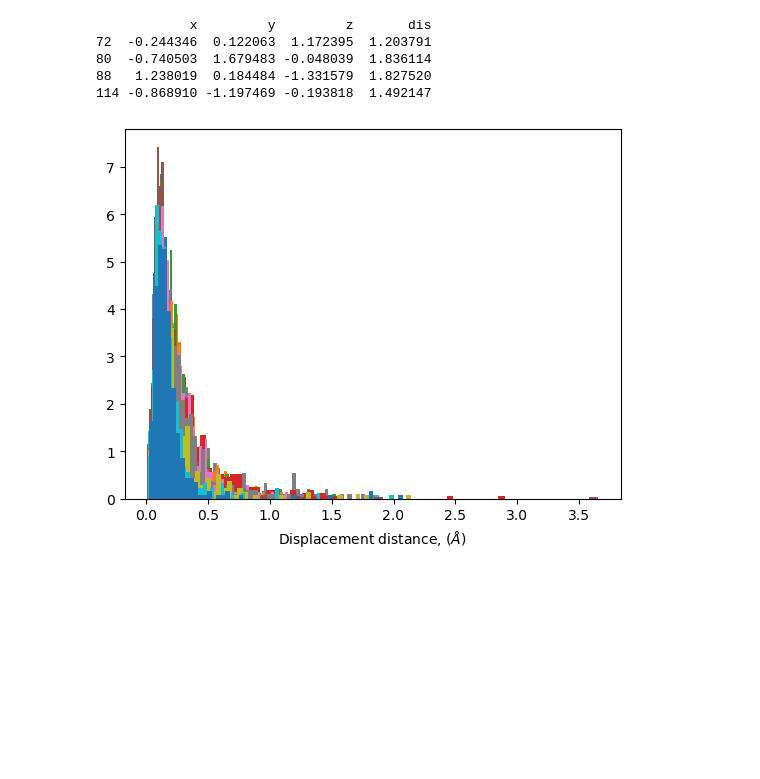
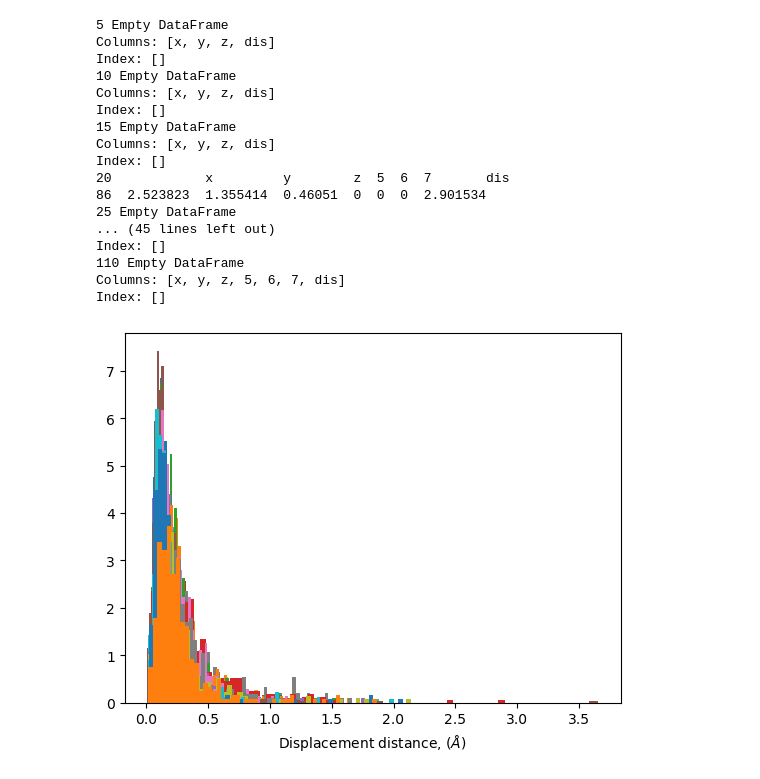
Before and after one commit to HE-RU10/ga2o3, a Jupyter notebook: MD_DFT_displacement.ipynb, the cells around one changed output. Cells and saved outputs as stored; diff of their text form; code cells hidden in the pictures; blank space fills up the shorter version.

```diff
--- a/MD_DFT_displacement.ipynb
+++ b/MD_DFT_displacement.ipynb
@@ -41,17 +41,3 @@ def displacement(FPn,FPtype):
     plt.xlabel('Displacement distance, ($\AA$)')
     #plt.ylabel('Atoms number')
     return dis
-# %%
-path='/Users/ruhe/Desktop/ga2o3/FP/DFT/O'
-os.chdir(path)
-for FPn in [5]:
-    dis=displacement(FPn,'O FPs')
-path='/Users/ruhe/Desktop/ga2o3/FP/DFT/mix'
-os.chdir(path)
-for FPn in [5]:
-    dis=displacement(FPn,'mix FPs')
-path='/Users/ruhe/Desktop/ga2o3/FP/DFT/Ga'
-os.chdir(path)
-for FPn in [5]:
-    dis=displacement(FPn,'Ga FPs')
-plt.legend()
@@ -63,6 +46,12 @@ path='/Users/ruhe/Desktop/ga2o3/FP/DFT/Ga'
 os.chdir(path)
 for FPn in range(5, 121, 5):
     dis=displacement(FPn,'Ga FPs')
-print(FPn,dis[dis.dis>1])
-#plt.legend()
+    dis =  dis.reset_index()
+    if len(dis[dis.dis>2])>0:
+        print(FPn,dis[dis.dis>2])
+        expre=''
+        for i in dis[dis.dis>2].index:
+            expre=expre+'ParticleIdentifier=='+ str(i+1) + '||'
+        print(FPn, expre)
+plt.legend()
 # %% [output]
@@ -74,7 +74,11 @@ path='/Users/ruhe/Desktop/ga2o3/FP/DFT/O'
 os.chdir(path)
 for FPn in range(5, 136, 5):
     dis=displacement(FPn,'O FPs')
-#plt.legend()
-#dis=displacement(15,'O FPs')
-print(dis[dis.dis>1])
+    dis =  dis.reset_index()
+    if len(dis[dis.dis>2])>0:
+        print(FPn,dis[dis.dis>2])
+        expre=''
+        for i in dis[dis.dis>2].index:
+            expre=expre+'ParticleIdentifier=='+ str(i+1) + '||'
+        print(FPn, expre)
 # %% [output]
@@ -84,14 +103,27 @@ print(dis[dis.dis>1])
 # %%
 path='/Users/ruhe/Desktop/ga2o3/FP/DFT/mix'
 os.chdir(path)
-for FPn in range(5, 106, 5):
+for FPn in range(5, 111, 5):
     dis=displacement(FPn,'mix FPs')
+    print(FPn,dis[dis.dis>2])
 #plt.legend()
-print(dis[dis.dis>1])
+#print(dis[dis.dis>1])
 # %% [output]
-            x         y         z       dis
-72  -0.244346  0.122063  1.172395  1.203791
-80  -0.740503  1.679483 -0.048039  1.836114
-88   1.238019  0.184484 -1.331579  1.827520
-114 -0.868910 -1.197469 -0.193818  1.492147
+5 Empty DataFrame
+Columns: [x, y, z, dis]
+Index: []
+10 Empty DataFrame
+Columns: [x, y, z, dis]
+Index: []
+15 Empty DataFrame
+Columns: [x, y, z, dis]
+Index: []
+20            x         y        z  5  6  7       dis
+86  2.523823  1.355414  0.46051  0  0  0  2.901534
+25 Empty DataFrame
+... (45 lines left out)
+Index: []
+110 Empty DataFrame
+Columns: [x, y, z, 5, 6, 7, dis]
+Index: []
-[figure, old version]
+[figure, new version]
```
Also changed, not shown: parts of 5 cells of this notebook, 5 other files.
